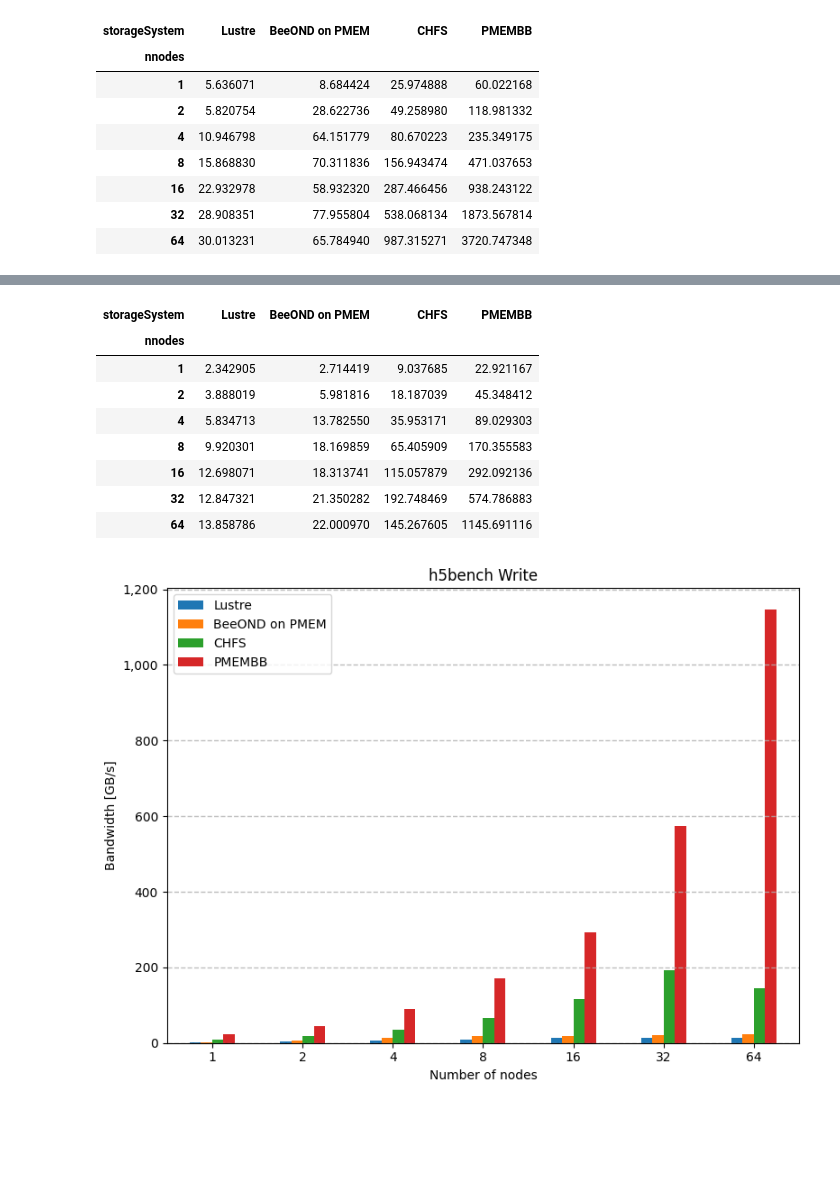
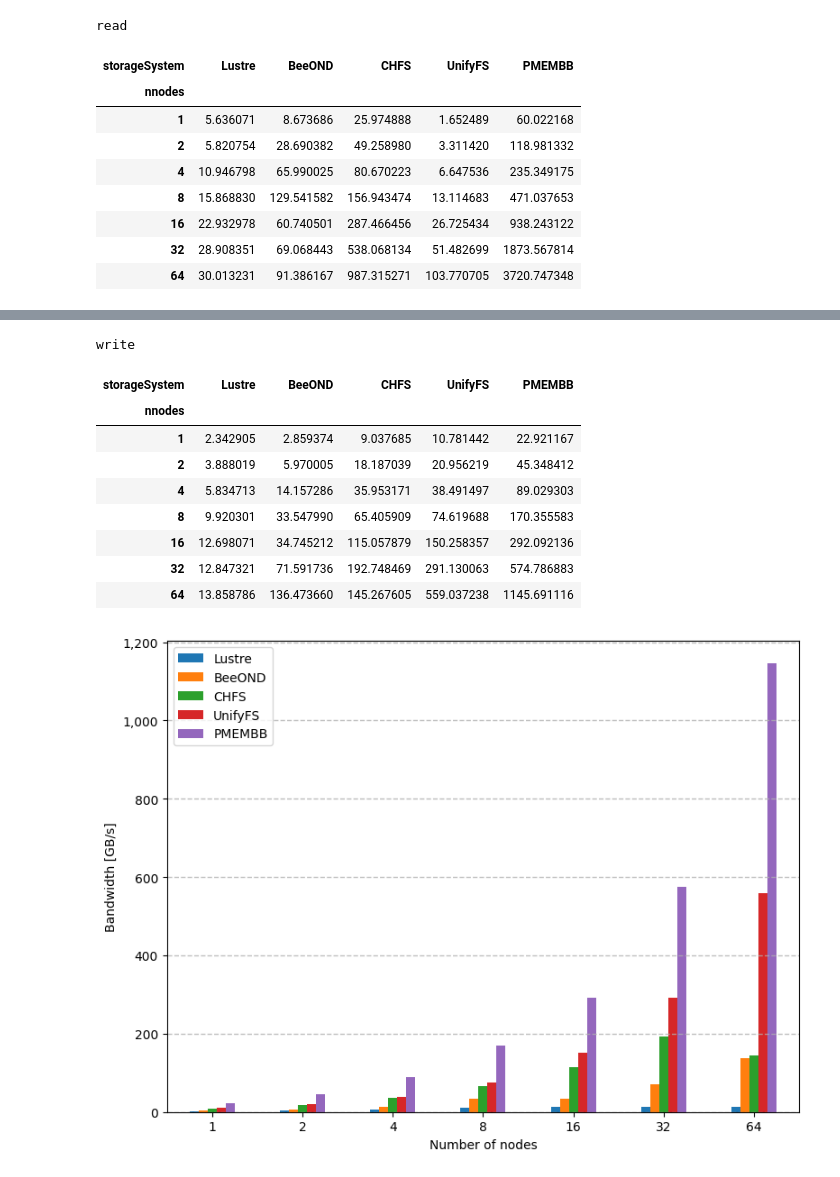
Before and after one commit to tsukuba-hpcs/mpiio-pmembb, a Jupyter notebook: src/h5bench/h5bench.ipynb, the cells around one changed output, grey strips where cells are left out. Saved outputs shown, nothing was run; the diff lists cells and outputs as text; code cells hidden in the pictures; blank space fills up the shorter version.

```diff
--- a/src/h5bench/h5bench.ipynb
+++ b/src/h5bench/h5bench.ipynb
@@ -131,9 +131,15 @@ job_group = (
     ("h5bench-pmembb/2024.02.19-16.50.47-default", {"storageSystem": "PMEMBB",}),
     ("h5bench-pmembb/2024.02.21-09.38.12-32node",  {"storageSystem": "PMEMBB",}),
     ("h5bench-lustre/2024.02.19-17.34.15-default", {}),
-    ("h5bench-beeond/2024.02.19-16.51.33-default", {}),
+    # ("h5bench-beeond/2024.02.19-16.51.33-default", {}),
     ("h5bench-chfs/2024.02.23-00.34.19-default", {}),
     ("h5bench-chfs/2024.02.23-00.34.01-default", {}),
+    ("h5bench-unifyfs/2024.02.25-21.43.58-default", {}),
+    ("h5bench-beeond/2024.02.28-07.14.51-setpattern", {}),
+    ("h5bench-beeond/2024.02.28-07.16.12-setpattern-64node", {}),
+    # ("h5bench-chfs/2024.02.28-09.01.11-local", {"storageSystem": "CHFS-local"}),
+    # ("h5bench-chfs/2024.02.28-09.01.36-local", {"storageSystem": "CHFS-local"}),
+    # ("h5bench-chfs/2024.02.29-03.58.29-default", {}),
 )
 
 def job_dirs(job_group_dir: str):
@@ -184,22 +190,22 @@ for job_group_dir,metadata in job_group:
                 if runid < 2:
                     src_rw.append({
                         **default_metadata,
-                        **metadata,
                         **job_start,
                         **job_nodelist,
                         **job_params,
                         **output_dict,
                         "runid": runid,
+                        **metadata,
                     })
                 else:
                     src_meta.append({
                         **default_metadata,
-                        **metadata,
                         **job_start,
                         **job_nodelist,
                         **job_params,
                         **output_dict,
                         "runid": runid,
+                        **metadata,
                     })
         except FileNotFoundError as e:
             print(e)
@@ -321,9 +335,16 @@ df = (
 )
 
 for (benchType,), df_sub in df.groupby(["benchType"]):
+    print(benchType)
     df_plot = df_sub.pivot(index="nnodes", columns=["storageSystem"], values=["bwGB"])
     df_plot.columns = df_plot.columns.get_level_values(1)
-    df_plot = df_plot.loc[:, ["Lustre", "BeeOND", "CHFS", "PMEMBB"]].rename({"BeeOND": "BeeOND on PMEM"}, axis=1)
+    df_plot = df_plot.loc[:, [
+        "Lustre",
+        "BeeOND",
+        "CHFS",
+        # "CHFS-local",
+        "UnifyFS",
+        "PMEMBB"]]#.rename({"BeeOND": "BeeOND on PMEM"}, axis=1)
     display(df_plot)
 
     fig = plt.figure(figsize=(8, 6), dpi=100)
@@ -341,7 +362,7 @@ for (benchType,), df_sub in df.groupby(["benchType"]):
         rot=0,
     )
 
-    ax.set_title(f"h5bench {benchType.capitalize()}")
+    # ax.set_title(f"h5bench {benchType.capitalize()}")
     # ax.set_xscale("log", base=2)
     # ax.set_xticks(df_plot.index, [pretty_fmt(x, suffix="") for x in df_plot.index])
     ax.grid(which = "major", axis = "y", alpha = 0.8, linestyle = "--", linewidth = 1)
@@ -358,12 +379,13 @@ for (benchType,), df_sub in df.groupby(["benchType"]):
     plt.show()
     save(fig, F"h5bench_{benchType}")
 # %% [output]
+read
-| storageSystem | Lustre | BeeOND on PMEM | CHFS | PMEMBB |
-| nnodes |  |  |  |  |
-| 1 | 5.636071 | 8.684424 | 25.974888 | 60.022168 |
-| 2 | 5.820754 | 28.622736 | 49.258980 | 118.981332 |
-| 4 | 10.946798 | 64.151779 | 80.670223 | 235.349175 |
-| 8 | 15.868830 | 70.311836 | 156.943474 | 471.037653 |
-| 16 | 22.932978 | 58.932320 | 287.466456 | 938.243122 |
-| 32 | 28.908351 | 77.955804 | 538.068134 | 1873.567814 |
-| 64 | 30.013231 | 65.784940 | 987.315271 | 3720.747348 |
+| storageSystem | Lustre | BeeOND | CHFS | UnifyFS | PMEMBB |
+| nnodes |  |  |  |  |  |
+| 1 | 5.636071 | 8.673686 | 25.974888 | 1.652489 | 60.022168 |
+| 2 | 5.820754 | 28.690382 | 49.258980 | 3.311420 | 118.981332 |
+| 4 | 10.946798 | 65.990025 | 80.670223 | 6.647536 | 235.349175 |
+| 8 | 15.868830 | 129.541582 | 156.943474 | 13.114683 | 471.037653 |
+| 16 | 22.932978 | 60.740501 | 287.466456 | 26.725434 | 938.243122 |
+| 32 | 28.908351 | 69.068443 | 538.068134 | 51.482699 | 1873.567814 |
+| 64 | 30.013231 | 91.386167 | 987.315271 | 103.770705 | 3720.747348 |
@@ -371,10 +393,11 @@ for (benchType,), df_sub in df.groupby(["benchType"]):
+write
-| storageSystem | Lustre | BeeOND on PMEM | CHFS | PMEMBB |
-| nnodes |  |  |  |  |
-| 1 | 2.342905 | 2.714419 | 9.037685 | 22.921167 |
-| 2 | 3.888019 | 5.981816 | 18.187039 | 45.348412 |
-| 4 | 5.834713 | 13.782550 | 35.953171 | 89.029303 |
-| 8 | 9.920301 | 18.169859 | 65.405909 | 170.355583 |
-| 16 | 12.698071 | 18.313741 | 115.057879 | 292.092136 |
-| 32 | 12.847321 | 21.350282 | 192.748469 | 574.786883 |
-| 64 | 13.858786 | 22.000970 | 145.267605 | 1145.691116 |
+| storageSystem | Lustre | BeeOND | CHFS | UnifyFS | PMEMBB |
+| nnodes |  |  |  |  |  |
+| 1 | 2.342905 | 2.859374 | 9.037685 | 10.781442 | 22.921167 |
+| 2 | 3.888019 | 5.970005 | 18.187039 | 20.956219 | 45.348412 |
+| 4 | 5.834713 | 14.157286 | 35.953171 | 38.491497 | 89.029303 |
+| 8 | 9.920301 | 33.547990 | 65.405909 | 74.619688 | 170.355583 |
+| 16 | 12.698071 | 34.745212 | 115.057879 | 150.258357 | 292.092136 |
+| 32 | 12.847321 | 71.591736 | 192.748469 | 291.130063 | 574.786883 |
+| 64 | 13.858786 | 136.473660 | 145.267605 | 559.037238 | 1145.691116 |
-[figure, old version]
+[figure, new version]
```
Also changed, not shown: parts of 5 cells of this notebook, 21 other files.
